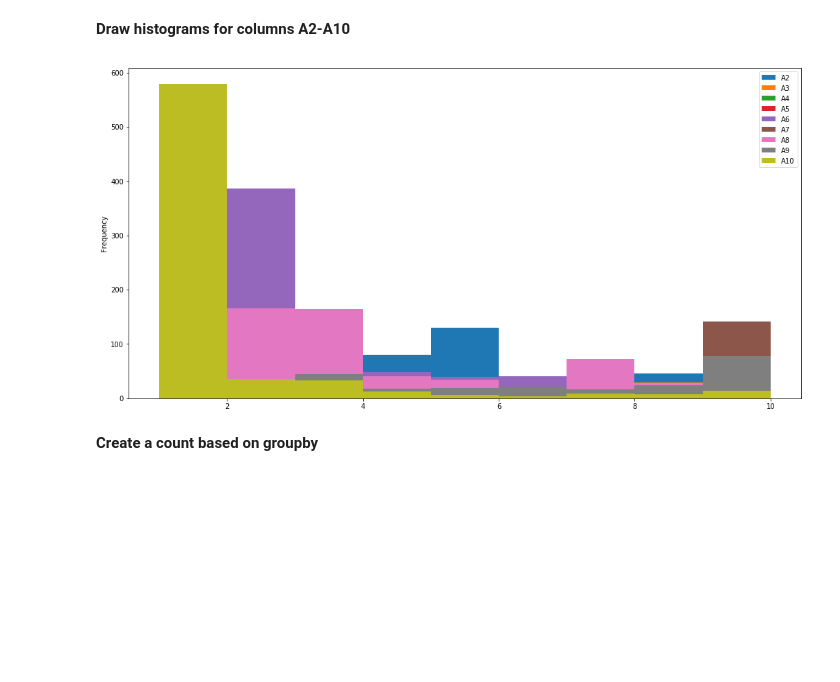
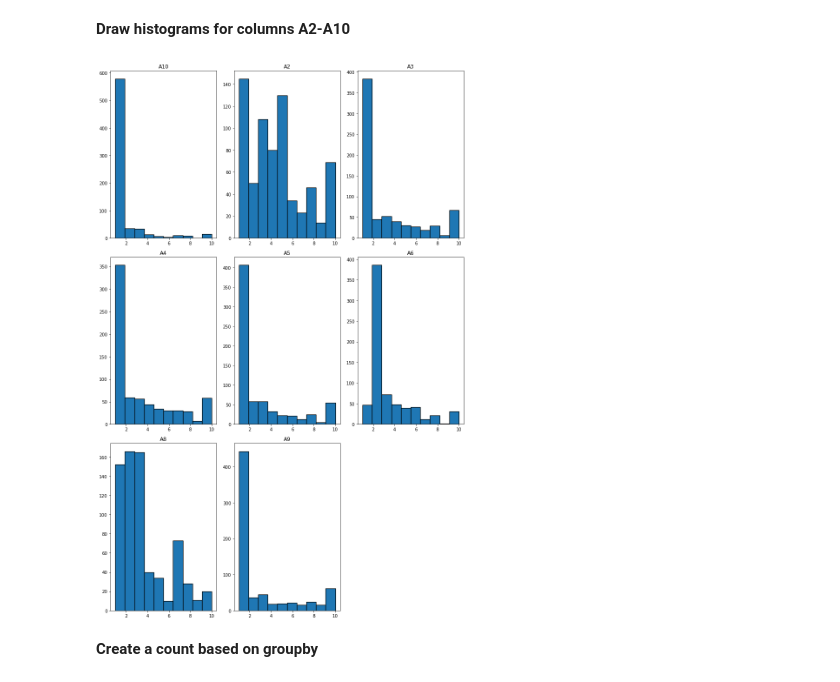
Before and after one commit to iu-data-science-python-i590-Group1/final-project-team-python-byte, a Jupyter notebook: code/FinalAssignment-Phase1.ipynb, the cells around one changed output. Saved outputs shown, nothing was run; the diff lists cells and outputs as text; code cells hidden in the pictures; blank space fills up the shorter version.

```diff
--- a/code/FinalAssignment-Phase1.ipynb
+++ b/code/FinalAssignment-Phase1.ipynb
@@ -150,10 +150,11 @@ print(len(df['Scn'].unique()))
 # %% [markdown]
 <b>Draw histograms for columns A2-A10</b>
 # %%
-df.iloc[:, 1:10].plot(kind='hist',bins=9,figsize=(12,6))
+#df.iloc[:, 1:10].plot(kind='hist',bins=9,figsize=(12,6))
+df.iloc[:,1:10].hist(bins=10,grid=False,figsize=(10,15),edgecolor='black',linewidth=1.25)
 plt.tight_layout(rect=(0, 0, 1.2, 1.2))
 # %% [output]
-[figure, old version]
+[figure, new version]
 # %% [markdown]
 <b>Create a count based on groupby</b>
 # %%
```
Also changed, not shown: parts of 16 cells of this notebook.
